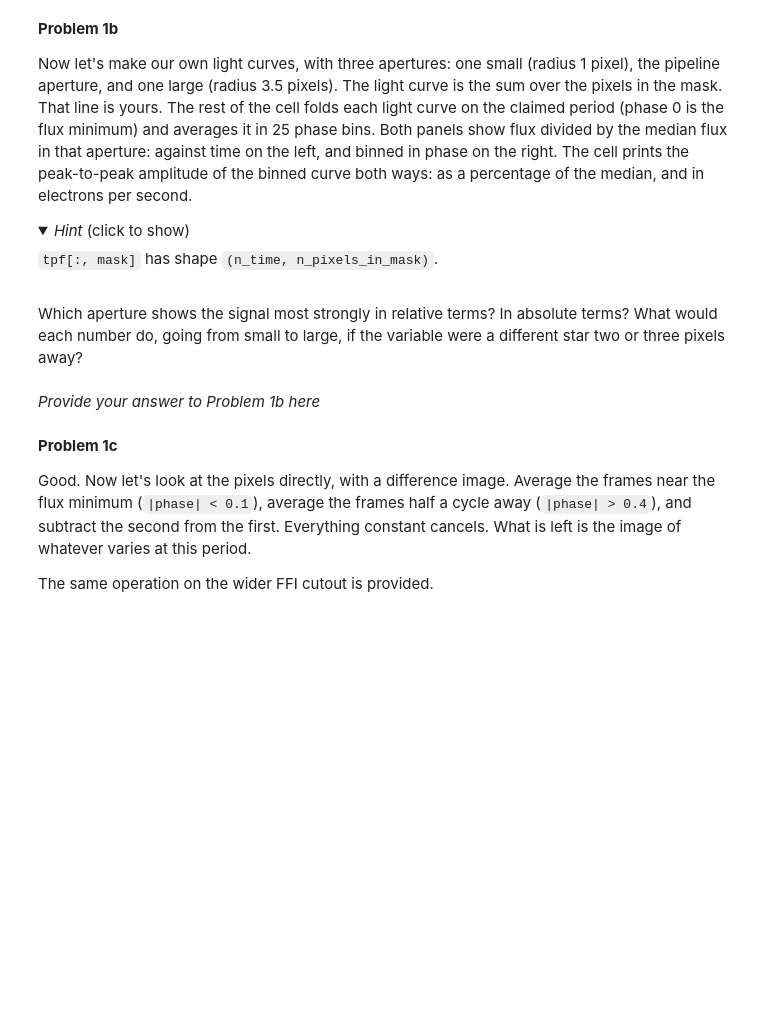
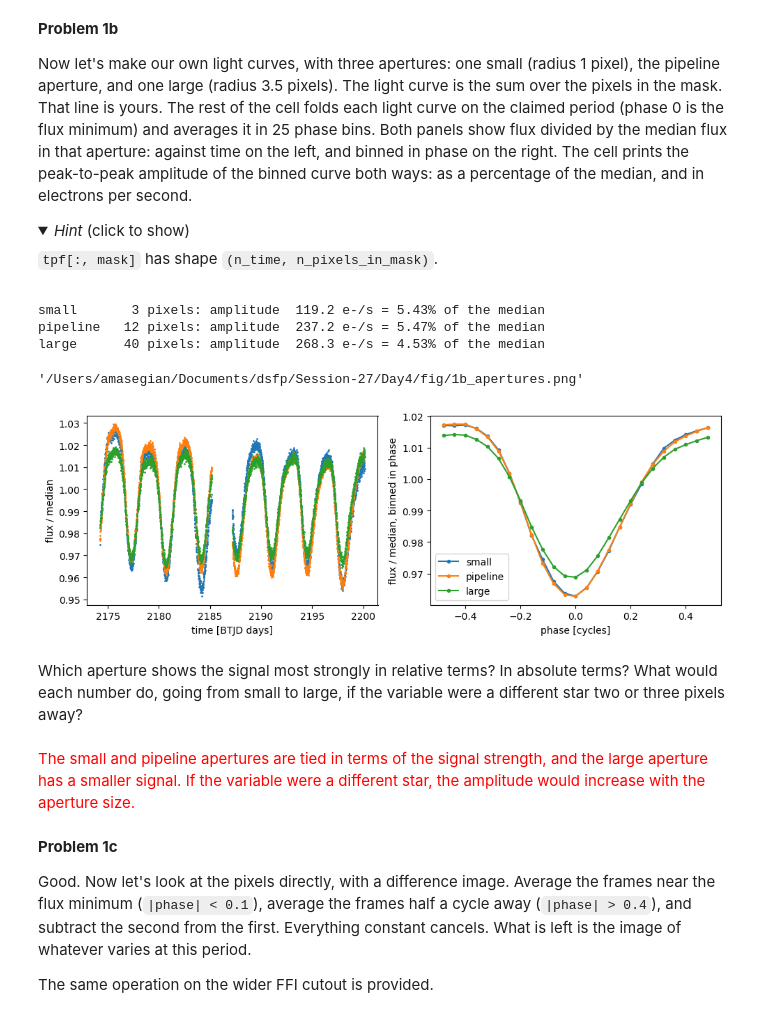
Before and after one commit to amasegian/Session-27, a Jupyter notebook: Day4/PhotometryAndCotrending.ipynb, the cells around one changed output. Saved outputs shown, nothing was run; the diff lists cells and outputs as text; code cells hidden in the pictures; folded sections open; blank space fills up the shorter version.

Commit message:
work from morning session day 4

```diff
--- a/Day4/PhotometryAndCotrending.ipynb
+++ b/Day4/PhotometryAndCotrending.ipynb
@@ -58,8 +58,8 @@ import px_helpers as px
 
 # interactive plots require ipympl:
 # pip install ipympl if you don't have it
-%matplotlib ipympl
-plt.rcParams["figure.max_open_warning"] = 0
+# %matplotlib ipympl
+# plt.rcParams["figure.max_open_warning"] = 0
 # %% [markdown]
 `px_helpers.py` contains loaders and a few plotting helpers.
 `px.load_star()` returns a dictionary, with the same keys for every
@@ -188,36 +211,42 @@ second.
 # %%
 apertures = {
     "small": px.circular_aperture(aper.shape, col0, row0, 1.0),
     "pipeline": aper,
     "large": px.circular_aperture(aper.shape, col0, row0, 3.5),
 }
 phase = px.fold(t, period, t0)
 
 fig, axs = plt.subplots(1, 2, figsize=(10, 3.5))
 for name, mask in apertures.items():
-    lc = # complete
+    lc = np.array([np.sum(img[mask]) for img in tpf])
     rel = lc / np.median(lc)
     # mean relative flux in each of 25 phase bins
     phase_bin, rel_bin, _ = px.bin_phase(phase, rel, 25)
     amp_rel = np.nanmax(rel_bin) - np.nanmin(rel_bin)
     amp_abs = amp_rel * np.median(lc)
     axs[0].plot(t, rel, ".", ms=2, label=name)
     axs[1].plot(phase_bin, rel_bin, ".-", label=name)
     print(f"{name:9s} {mask.sum():3d} pixels: amplitude "
           f"{amp_abs:6.1f} e-/s = {100 * amp_rel:.2f}% of the median")
 axs[0].set_xlabel("time [BTJD days]")
 axs[0].set_ylabel("flux / median")
 axs[1].set_xlabel("phase [cycles]")
 axs[1].set_ylabel("flux / median, binned in phase")
 axs[1].legend()
 fig.tight_layout()
 px.savefig(fig, "1b_apertures")
+# %% [output]
+small       3 pixels: amplitude  119.2 e-/s = 5.43% of the median
+pipeline   12 pixels: amplitude  237.2 e-/s = 5.47% of the median
+large      40 pixels: amplitude  268.3 e-/s = 4.53% of the median
+'/Users/amasegian/Documents/dsfp/Session-27/Day4/fig/1b_apertures.png'
+[figure, added]
 # %% [markdown]
 Which aperture shows the signal most strongly in relative terms? In
 absolute terms? What would each number do, going from small to large,
 if the variable were a different star two or three pixels away?
 # %% [markdown]
-*Provide your answer to Problem 1b here*
+<span style="color:red">The small and pipeline apertures are tied in terms of the signal strength, and the large aperture has a smaller signal. If the variable were a different star, the amplitude would increase with the aperture size. </span>
 # %% [markdown]
 **Problem 1c**
 
```
Also changed, not shown: parts of 19 cells of this notebook, 1 other file.
